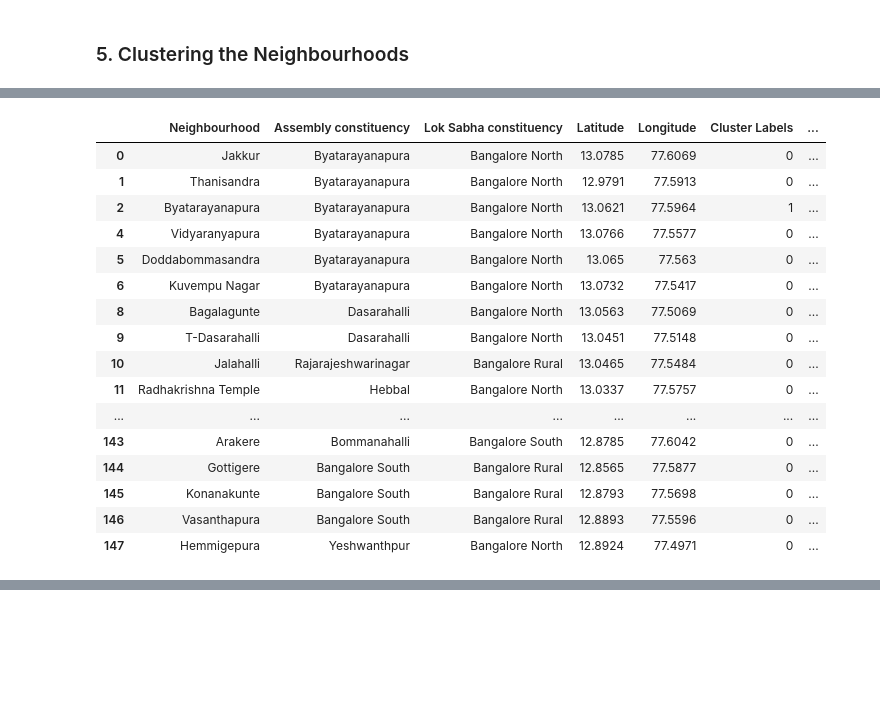
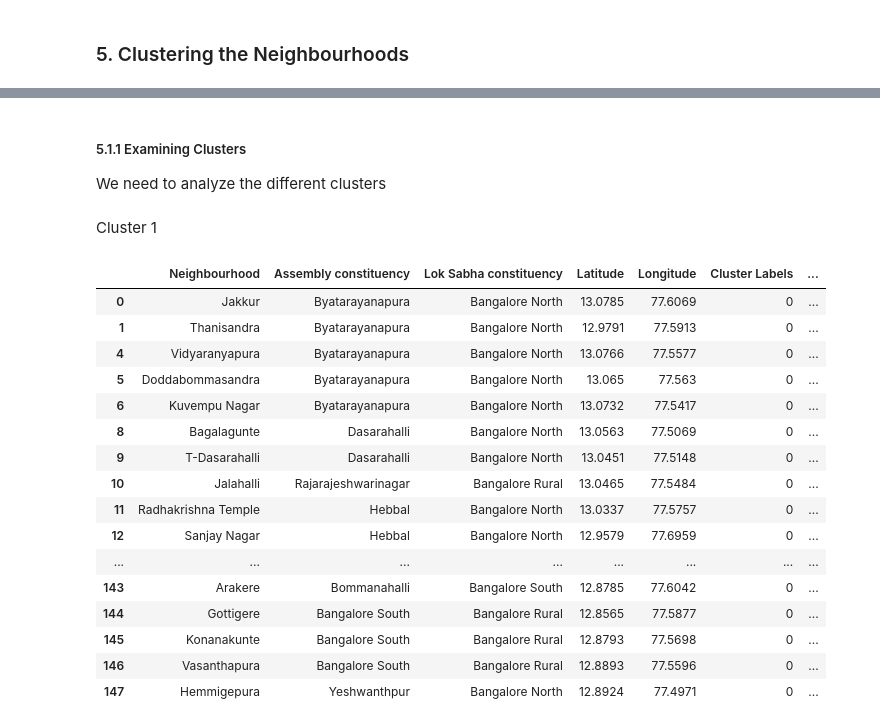
Before and after one commit to diptarkagupta/capstone-datascience, a Jupyter notebook: Capstone_Project.ipynb, the cells around one changed output, grey strips where cells are left out. Saved outputs shown, nothing was run; the diff lists cells and outputs as text; code cells hidden in the pictures; blank space fills up the shorter version.

```diff
--- a/Capstone_Project.ipynb
+++ b/Capstone_Project.ipynb
@@ -306,25 +307,7 @@ blr_merged = blr_df
 blr_merged = blr_merged.join(blr_grouped_filtered.set_index('Neighbourhood'), on='Neighbourhood')
 blr_merged.dropna(inplace = True)
 blr_merged['Cluster Labels'] = blr_merged['Cluster Labels'].astype(int)
-blr_merged
+#blr_merged
-# %% [output]
-|  | Neighbourhood | Assembly constituency | Lok Sabha constituency | Latitude | Longitude | Cluster Labels | ... |
-| 0 | Jakkur | Byatarayanapura | Bangalore North | 13.0785 | 77.6069 | 0 | ... |
-| 1 | Thanisandra | Byatarayanapura | Bangalore North | 12.9791 | 77.5913 | 0 | ... |
-| 2 | Byatarayanapura | Byatarayanapura | Bangalore North | 13.0621 | 77.5964 | 1 | ... |
-| 4 | Vidyaranyapura | Byatarayanapura | Bangalore North | 13.0766 | 77.5577 | 0 | ... |
-| 5 | Doddabommasandra | Byatarayanapura | Bangalore North | 13.065 | 77.563 | 0 | ... |
-| 6 | Kuvempu Nagar | Byatarayanapura | Bangalore North | 13.0732 | 77.5417 | 0 | ... |
-| 8 | Bagalagunte | Dasarahalli | Bangalore North | 13.0563 | 77.5069 | 0 | ... |
-| 9 | T-Dasarahalli | Dasarahalli | Bangalore North | 13.0451 | 77.5148 | 0 | ... |
-| 10 | Jalahalli | Rajarajeshwarinagar | Bangalore Rural | 13.0465 | 77.5484 | 0 | ... |
-| 11 | Radhakrishna Temple | Hebbal | Bangalore North | 13.0337 | 77.5757 | 0 | ... |
-| ... | ... | ... | ... | ... | ... | ... | ... |
-| 143 | Arakere | Bommanahalli | Bangalore South | 12.8785 | 77.6042 | 0 | ... |
-| 144 | Gottigere | Bangalore South | Bangalore Rural | 12.8565 | 77.5877 | 0 | ... |
-| 145 | Konanakunte | Bangalore South | Bangalore Rural | 12.8793 | 77.5698 | 0 | ... |
-| 146 | Vasanthapura | Bangalore South | Bangalore Rural | 12.8893 | 77.5596 | 0 | ... |
-| 147 | Hemmigepura | Yeshwanthpur | Bangalore North | 12.8924 | 77.4971 | 0 | ... |
 # %%
 # Create map
 map_clusters = folium.Map(location=[latitude, longitude], zoom_start=11)
@@ -352,3 +335,29 @@ for lat, lon, poi, cluster in zip(blr_merged['Latitude'], blr_merged['Longitude'
 map_clusters
 # %% [output]
 [interactive output not drawn]
+# %% [markdown]
+##### 5.1.1 Examining Clusters
+
+We need to analyze the different clusters
+# %% [markdown]
+Cluster 1
+# %%
+blr_merged[blr_merged['Cluster Labels']==0]
+# %% [output]
+|  | Neighbourhood | Assembly constituency | Lok Sabha constituency | Latitude | Longitude | Cluster Labels | ... |
+| 0 | Jakkur | Byatarayanapura | Bangalore North | 13.0785 | 77.6069 | 0 | ... |
+| 1 | Thanisandra | Byatarayanapura | Bangalore North | 12.9791 | 77.5913 | 0 | ... |
+| 4 | Vidyaranyapura | Byatarayanapura | Bangalore North | 13.0766 | 77.5577 | 0 | ... |
+| 5 | Doddabommasandra | Byatarayanapura | Bangalore North | 13.065 | 77.563 | 0 | ... |
+| 6 | Kuvempu Nagar | Byatarayanapura | Bangalore North | 13.0732 | 77.5417 | 0 | ... |
+| 8 | Bagalagunte | Dasarahalli | Bangalore North | 13.0563 | 77.5069 | 0 | ... |
+| 9 | T-Dasarahalli | Dasarahalli | Bangalore North | 13.0451 | 77.5148 | 0 | ... |
+| 10 | Jalahalli | Rajarajeshwarinagar | Bangalore Rural | 13.0465 | 77.5484 | 0 | ... |
+| 11 | Radhakrishna Temple | Hebbal | Bangalore North | 13.0337 | 77.5757 | 0 | ... |
+| 12 | Sanjay Nagar | Hebbal | Bangalore North | 12.9579 | 77.6959 | 0 | ... |
+| ... | ... | ... | ... | ... | ... | ... | ... |
+| 143 | Arakere | Bommanahalli | Bangalore South | 12.8785 | 77.6042 | 0 | ... |
+| 144 | Gottigere | Bangalore South | Bangalore Rural | 12.8565 | 77.5877 | 0 | ... |
+| 145 | Konanakunte | Bangalore South | Bangalore Rural | 12.8793 | 77.5698 | 0 | ... |
+| 146 | Vasanthapura | Bangalore South | Bangalore Rural | 12.8893 | 77.5596 | 0 | ... |
+| 147 | Hemmigepura | Yeshwanthpur | Bangalore North | 12.8924 | 77.4971 | 0 | ... |
```
Also changed, not shown: parts of 23 cells of this notebook.
